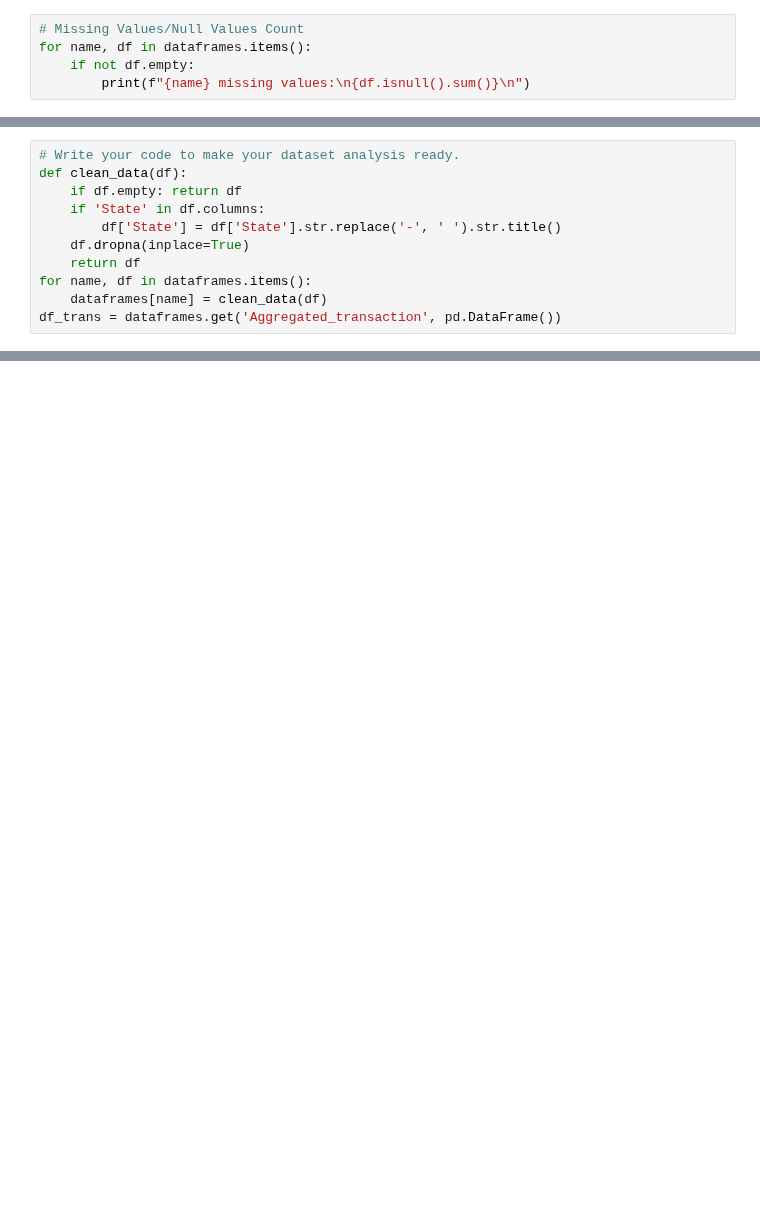
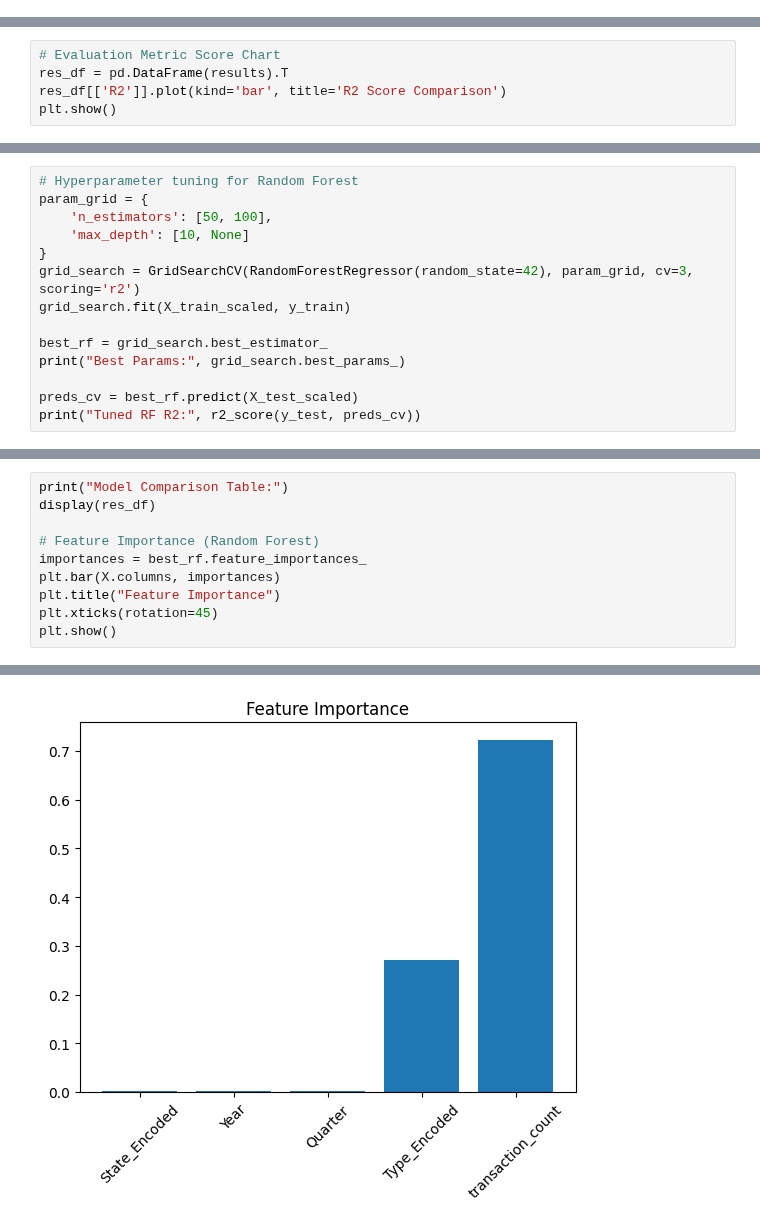
Before and after one commit to farheenfathimaa/phonepe-project, a Jupyter notebook: ML_Notebook.ipynb, the cells around one changed output, grey strips where cells are left out. Saved outputs shown, nothing was run; the diff lists cells and outputs as text; blank space fills up the shorter version.

```diff
--- a/ML_Notebook.ipynb
+++ b/ML_Notebook.ipynb
@@ -145,5 +0,0 @@ for name, df in dataframes.items():
-# %%
-# Missing Values/Null Values Count
-for name, df in dataframes.items():
-    if not df.empty:
-        print(f"{name} missing values:\n{df.isnull().sum()}\n")
@@ -186,11 +0,0 @@ for col in df_trans.columns:
-# %%
-# Write your code to make your dataset analysis ready.
-def clean_data(df):
-    if df.empty: return df
-    if 'State' in df.columns:
-        df['State'] = df['State'].str.replace('-', ' ').str.title()
-    df.dropna(inplace=True)
-    return df
-for name, df in dataframes.items():
-    dataframes[name] = clean_data(df)
-df_trans = dataframes.get('Aggregated_transaction', pd.DataFrame())
@@ -1059,0 +138,5 @@ In conclusion, this project established a highly efficient data pipeline and pre
+# %%
+# Evaluation Metric Score Chart
+res_df = pd.DataFrame(results).T
+res_df[['R2']].plot(kind='bar', title='R2 Score Comparison')
+plt.show()
@@ -1059,0 +148,14 @@ In conclusion, this project established a highly efficient data pipeline and pre
+# %%
+# Hyperparameter tuning for Random Forest
+param_grid = {
+    'n_estimators': [50, 100],
+    'max_depth': [10, None]
+}
+grid_search = GridSearchCV(RandomForestRegressor(random_state=42), param_grid, cv=3, scoring='r2')
+grid_search.fit(X_train_scaled, y_train)
+
+best_rf = grid_search.best_estimator_
+print("Best Params:", grid_search.best_params_)
+
+preds_cv = best_rf.predict(X_test_scaled)
+print("Tuned RF R2:", r2_score(y_test, preds_cv))
@@ -1059,0 +168,11 @@ In conclusion, this project established a highly efficient data pipeline and pre
+# %%
+print("Model Comparison Table:")
+display(res_df)
+
+# Feature Importance (Random Forest)
+importances = best_rf.feature_importances_
+plt.bar(X.columns, importances)
+plt.title("Feature Importance")
+plt.xticks(rotation=45)
+plt.show()
+# %% [output]
@@ -1059,0 +184 @@ In conclusion, this project established a highly efficient data pipeline and pre
+[figure, added]
```
Also changed, not shown: parts of 328 cells of this notebook, 10 other files.
